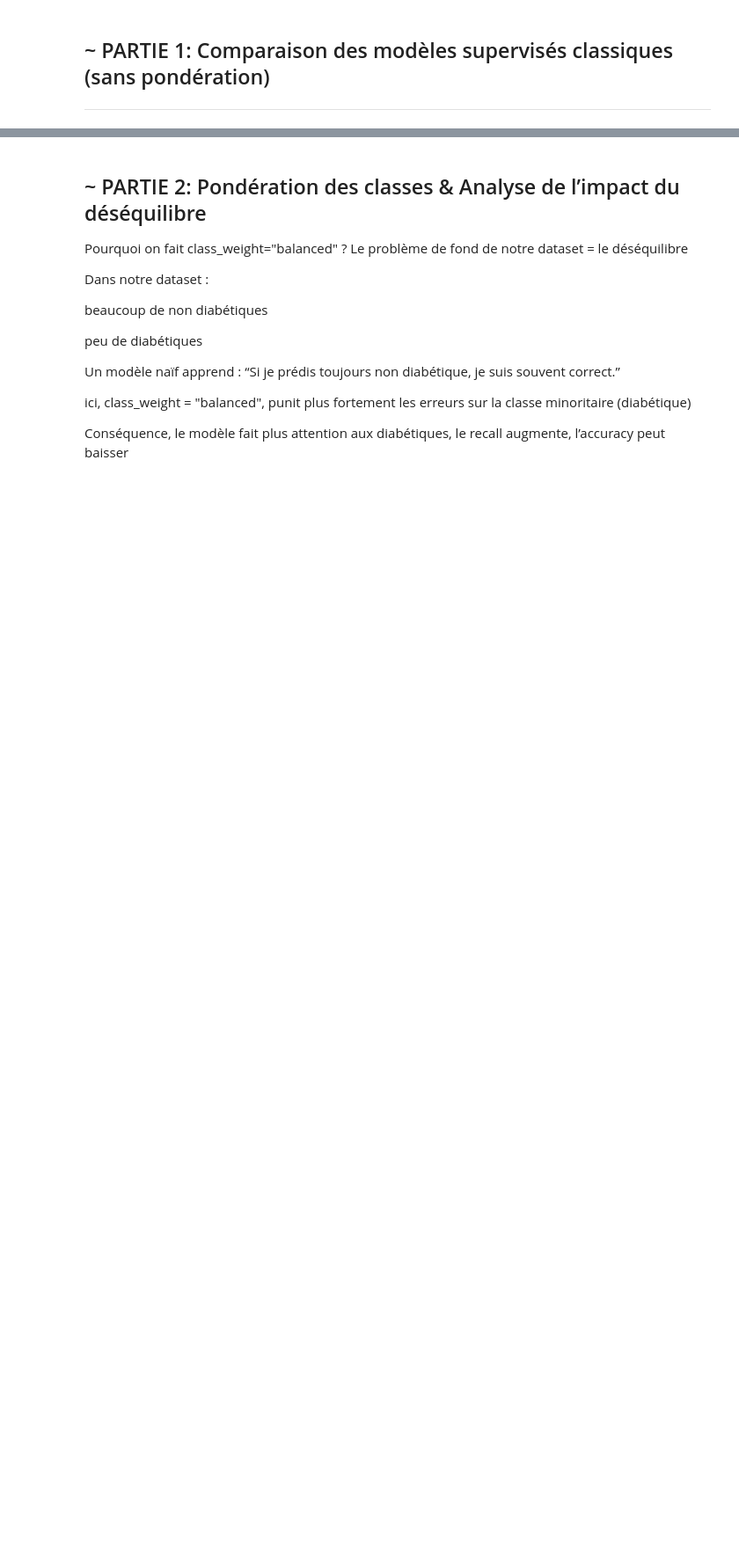
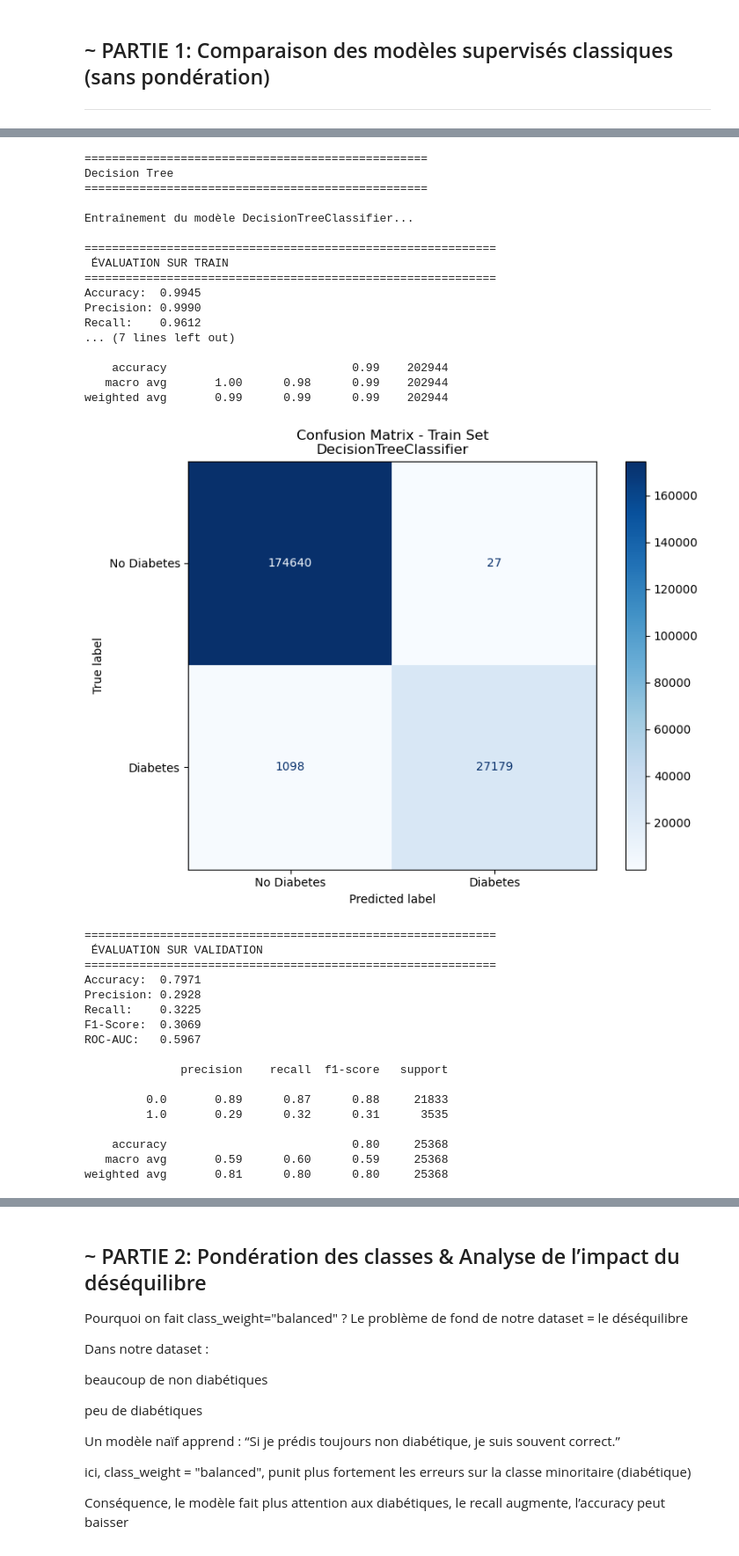
Before and after one commit to IzhaarMO/SPLEX_Project, a Jupyter notebook: izhaar.ipynb, the cells around one changed output, grey strips where cells are left out. Shown at 88% size. Drawn from its saved outputs; the diff is of its cells as text; code cells hidden in the pictures; blank space fills up the shorter version.

```diff
--- a/izhaar.ipynb
+++ b/izhaar.ipynb
@@ -295,0 +420,51 @@ results
+# %%
+# NVX CODE CLAUDE
+
+print("\n" + "="*50)
+print("Decision Tree")
+print("="*50)
+
+results = {}
+# Decision Tree
+dt_model = DecisionTreeClassifier(random_state=42)
+results['DT'] = train_and_evaluate_model(
+    #dt_model, X_train, X_val, X_test, y_train, y_val, y_test
+    dt_model, X_train, X_val, y_train, y_val
+
+)
+# %% [output]
+==================================================
+Decision Tree
+==================================================
+
+Entraînement du modèle DecisionTreeClassifier...
+
+============================================================
+ ÉVALUATION SUR TRAIN
+============================================================
+Accuracy:  0.9945
+Precision: 0.9990
+Recall:    0.9612
+... (7 lines left out)
+
+    accuracy                           0.99    202944
+   macro avg       1.00      0.98      0.99    202944
+weighted avg       0.99      0.99      0.99    202944
+[figure, added]
+============================================================
+ ÉVALUATION SUR VALIDATION
+============================================================
+Accuracy:  0.7971
+Precision: 0.2928
+Recall:    0.3225
+F1-Score:  0.3069
+ROC-AUC:   0.5967
+
+              precision    recall  f1-score   support
+
+         0.0       0.89      0.87      0.88     21833
+         1.0       0.29      0.32      0.31      3535
+
+    accuracy                           0.80     25368
+   macro avg       0.59      0.60      0.59     25368
+weighted avg       0.81      0.80      0.80     25368
```
Also changed, not shown: parts of 47 cells of this notebook, 1 other file.
